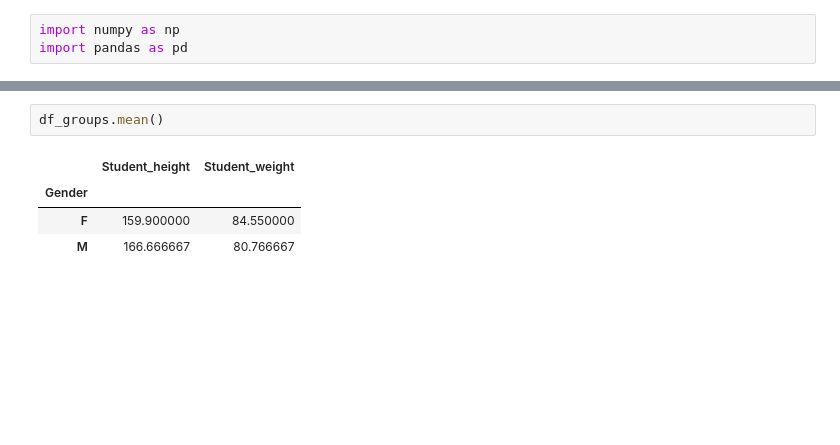
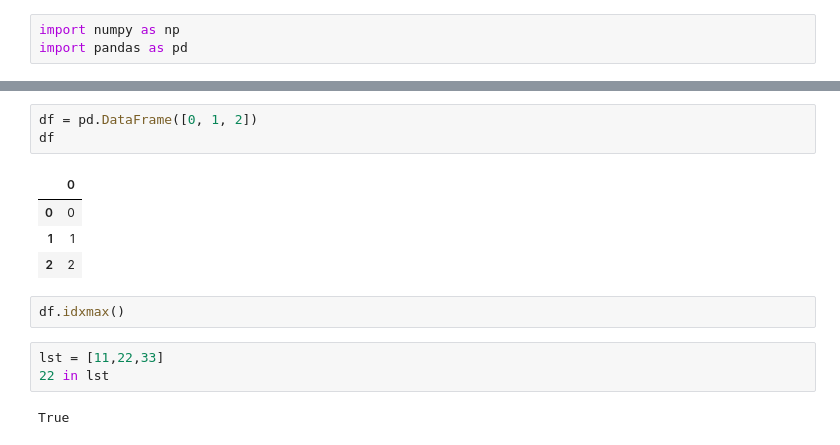
Before and after one commit to Gekko12/Python_Notebooks, a Jupyter notebook: Rough Work.ipynb, the cells around one changed output, grey strips where cells are left out. Cells and saved outputs as stored; diff of their text form; blank space fills up the shorter version.

```diff
--- a/Rough Work.ipynb
+++ b/Rough Work.ipynb
@@ -63,7 +4,15 @@ df_groups.agg('mean')
-# %%
-df_groups.mean()
-# %% [output]
-|  | Student_height | Student_weight |
-| Gender |  |  |
-| F | 159.900000 | 84.550000 |
-| M | 166.666667 | 80.766667 |
+# %%
+df = pd.DataFrame([0, 1, 2])
+df
+# %% [output]
+|  | 0 |
+| 0 | 0 |
+| 1 | 1 |
+| 2 | 2 |
+# %%
+df.idxmax()
+# %%
+lst = [11,22,33]
+22 in lst
+# %% [output]
+True
```
Also changed, not shown: parts of 7 cells of this notebook, 4 other files.
